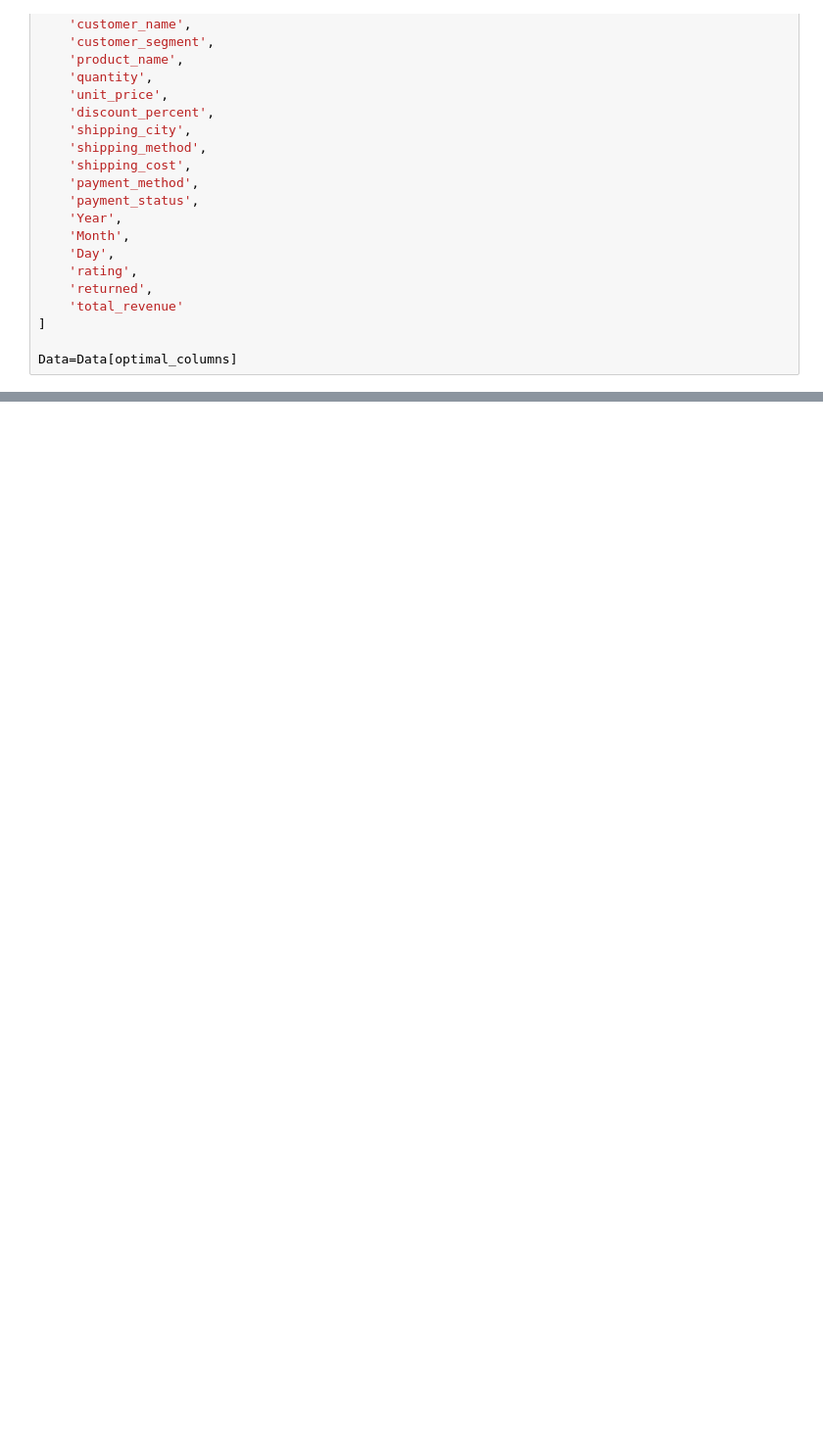
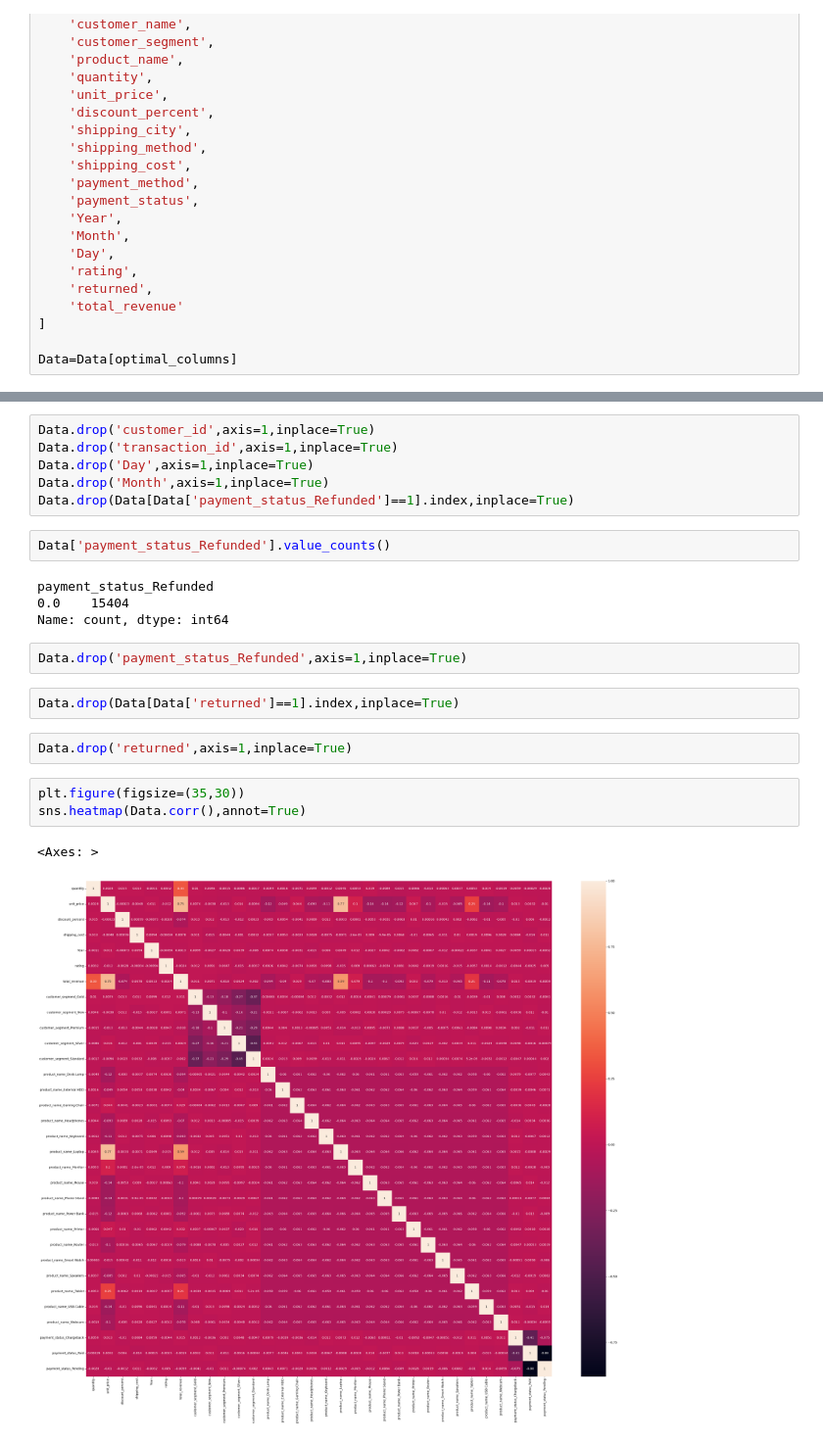
Before and after one commit to ompatilm4-web/E-commerce_EDA, a Jupyter notebook: Notebooks/Analysis.ipynb, the cells around one changed output, grey strips where cells are left out. Shown at 98% size. Drawn from its saved outputs; the diff is of its cells as text; blank space fills up the shorter version.

Commit message:
Cleaned & Encoded the Data

```diff
--- a/Notebooks/Analysis.ipynb
+++ b/Notebooks/Analysis.ipynb
@@ -385,0 +319,24 @@ Data.to_csv("/home/omnix/Desktop/E-Commerce/E-commerce_EDA/Data/Cleaned.csv")
+# %%
+Data.drop('customer_id',axis=1,inplace=True)
+Data.drop('transaction_id',axis=1,inplace=True)
+Data.drop('Day',axis=1,inplace=True)
+Data.drop('Month',axis=1,inplace=True)
+Data.drop(Data[Data['payment_status_Refunded']==1].index,inplace=True)
+# %%
+Data['payment_status_Refunded'].value_counts()
+# %% [output]
+payment_status_Refunded
+0.0    15404
+Name: count, dtype: int64
+# %%
+Data.drop('payment_status_Refunded',axis=1,inplace=True)
+# %%
+Data.drop(Data[Data['returned']==1].index,inplace=True)
+# %%
+Data.drop('returned',axis=1,inplace=True)
+# %%
+plt.figure(figsize=(35,30))
+sns.heatmap(Data.corr(),annot=True)
+# %% [output]
+<Axes: >
+[figure, added]
```
Also changed, not shown: parts of 60 cells of this notebook, 4 other files.
